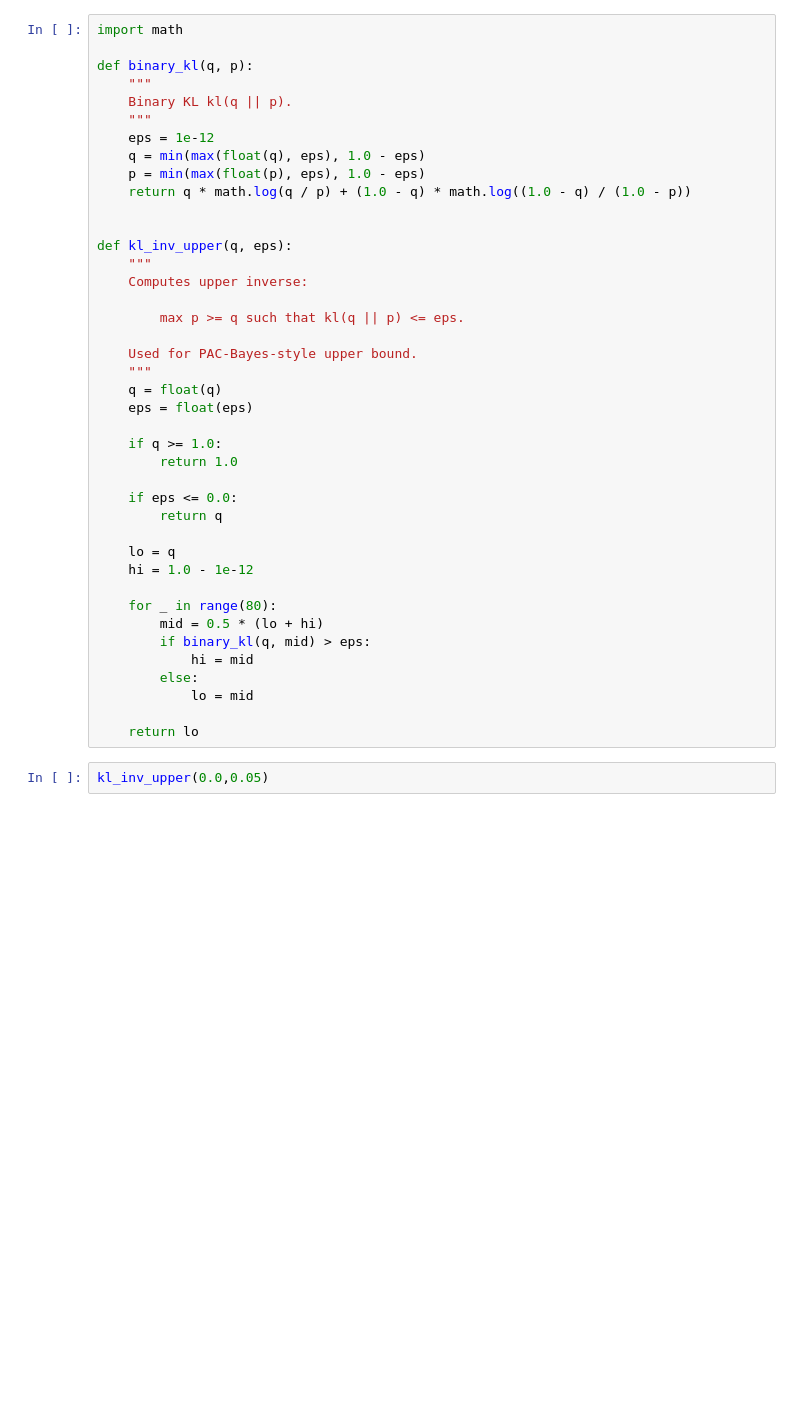
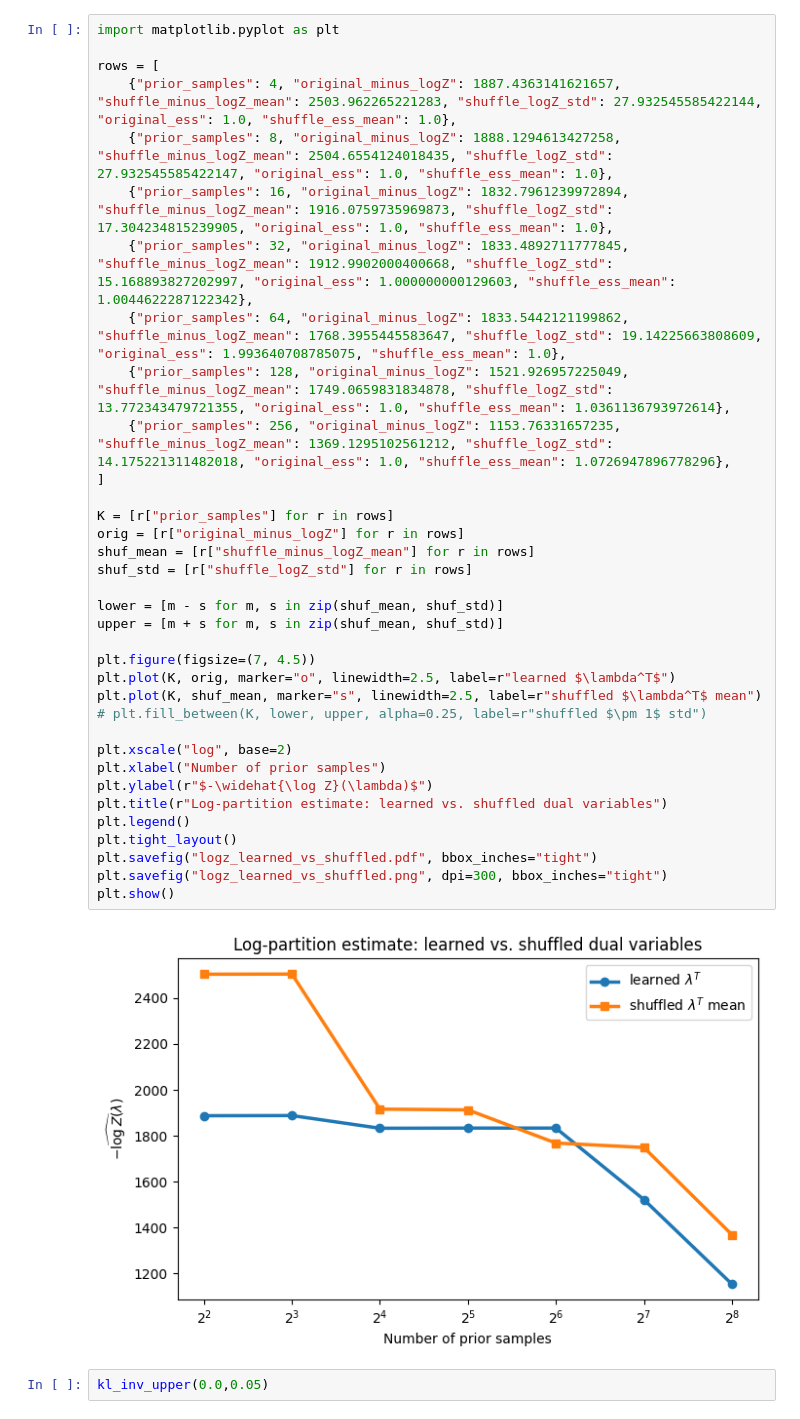
Before and after one commit to IgnacioBoero/stoch_feasible_learn, a Jupyter notebook: test.ipynb, the cells around one changed output. Cells and saved outputs as stored; diff of their text form; blank space fills up the shorter version.

```diff
--- a/test.ipynb
+++ b/test.ipynb
@@ -1,44 +1,40 @@
 # %%
-import math
+import matplotlib.pyplot as plt
 
-def binary_kl(q, p):
-    """
-    Binary KL kl(q || p).
-    """
-    eps = 1e-12
-    q = min(max(float(q), eps), 1.0 - eps)
-    p = min(max(float(p), eps), 1.0 - eps)
-    return q * math.log(q / p) + (1.0 - q) * math.log((1.0 - q) / (1.0 - p))
+rows = [
+    {"prior_samples": 4, "original_minus_logZ": 1887.4363141621657, "shuffle_minus_logZ_mean": 2503.962265221283, "shuffle_logZ_std": 27.932545585422144, "original_ess": 1.0, "shuffle_ess_mean": 1.0},
+    {"prior_samples": 8, "original_minus_logZ": 1888.1294613427258, "shuffle_minus_logZ_mean": 2504.6554124018435, "shuffle_logZ_std": 27.932545585422147, "original_ess": 1.0, "shuffle_ess_mean": 1.0},
+    {"prior_samples": 16, "original_minus_logZ": 1832.7961239972894, "shuffle_minus_logZ_mean": 1916.0759735969873, "shuffle_logZ_std": 17.304234815239905, "original_ess": 1.0, "shuffle_ess_mean": 1.0},
+    {"prior_samples": 32, "original_minus_logZ": 1833.4892711777845, "shuffle_minus_logZ_mean": 1912.9902000400668, "shuffle_logZ_std": 15.168893827202997, "original_ess": 1.000000000129603, "shuffle_ess_mean": 1.0044622287122342},
+    {"prior_samples": 64, "original_minus_logZ": 1833.5442121199862, "shuffle_minus_logZ_mean": 1768.3955445583647, "shuffle_logZ_std": 19.14225663808609, "original_ess": 1.993640708785075, "shuffle_ess_mean": 1.0},
+    {"prior_samples": 128, "original_minus_logZ": 1521.926957225049, "shuffle_minus_logZ_mean": 1749.0659831834878, "shuffle_logZ_std": 13.772343479721355, "original_ess": 1.0, "shuffle_ess_mean": 1.0361136793972614},
+    {"prior_samples": 256, "original_minus_logZ": 1153.76331657235, "shuffle_minus_logZ_mean": 1369.1295102561212, "shuffle_logZ_std": 14.175221311482018, "original_ess": 1.0, "shuffle_ess_mean": 1.0726947896778296},
+]
 
+K = [r["prior_samples"] for r in rows]
+orig = [r["original_minus_logZ"] for r in rows]
+shuf_mean = [r["shuffle_minus_logZ_mean"] for r in rows]
+shuf_std = [r["shuffle_logZ_std"] for r in rows]
 
-def kl_inv_upper(q, eps):
-    """
-    Computes upper inverse:
+lower = [m - s for m, s in zip(shuf_mean, shuf_std)]
+upper = [m + s for m, s in zip(shuf_mean, shuf_std)]
 
-        max p >= q such that kl(q || p) <= eps.
+plt.figure(figsize=(7, 4.5))
+plt.plot(K, orig, marker="o", linewidth=2.5, label=r"learned $\lambda^T$")
+plt.plot(K, shuf_mean, marker="s", linewidth=2.5, label=r"shuffled $\lambda^T$ mean")
+# plt.fill_between(K, lower, upper, alpha=0.25, label=r"shuffled $\pm 1$ std")
 
-    Used for PAC-Bayes-style upper bound.
-    """
-    q = float(q)
-    eps = float(eps)
-
-    if q >= 1.0:
-        return 1.0
-
-    if eps <= 0.0:
-        return q
-
-    lo = q
-    hi = 1.0 - 1e-12
-
-    for _ in range(80):
-        mid = 0.5 * (lo + hi)
-        if binary_kl(q, mid) > eps:
-            hi = mid
-        else:
-            lo = mid
-
-    return lo
+plt.xscale("log", base=2)
+plt.xlabel("Number of prior samples")
+plt.ylabel(r"$-\widehat{\log Z}(\lambda)$")
+plt.title(r"Log-partition estimate: learned vs. shuffled dual variables")
+plt.legend()
+plt.tight_layout()
+plt.savefig("logz_learned_vs_shuffled.pdf", bbox_inches="tight")
+plt.savefig("logz_learned_vs_shuffled.png", dpi=300, bbox_inches="tight")
+plt.show()
+# %% [output]
+[figure, added]
 # %%
 kl_inv_upper(0.0,0.05)
 # %% [output]
```
Also changed, not shown: 7 other files.
